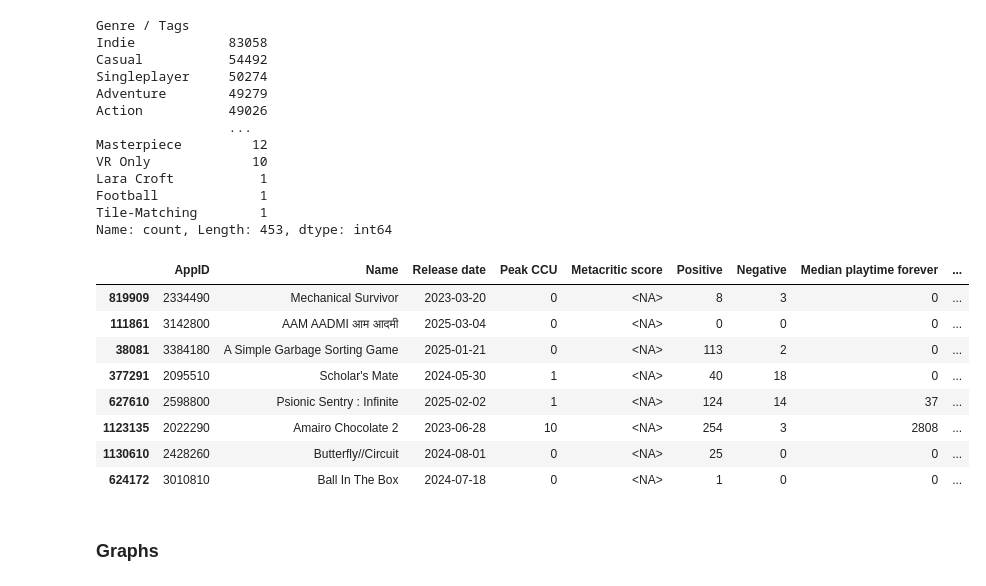
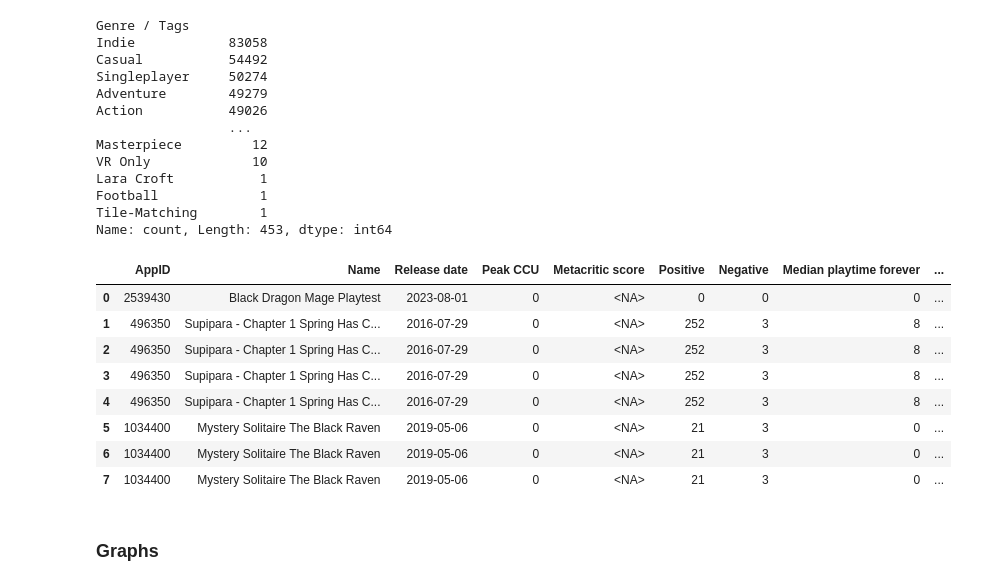
Before and after one commit to Tomasz5792/Data_Analytics_-_Summative_1, a Jupyter notebook: Summative_1.ipynb, the cells around one changed output. Saved outputs shown, nothing was run; the diff lists cells and outputs as text; code cells hidden in the pictures.

```diff
--- a/Summative_1.ipynb
+++ b/Summative_1.ipynb
@@ -508,17 +550,17 @@ Tile-Matching        1
 Name: count, Length: 453, dtype: int64
 # %%
 games_plus_tags_df = steam_games_df.merge(genres_tags_df, on="AppID", how="left")
-games_plus_tags_df.sample(8)
+games_plus_tags_df.head(8)
 # %% [output]
 |  | AppID | Name | Release date | Peak CCU | Metacritic score | Positive | Negative | Median playtime forever | ... |
-| 819909 | 2334490 | Mechanical Survivor | 2023-03-20 | 0 | <NA> | 8 | 3 | 0 | ... |
-| 111861 | 3142800 | AAM AADMI आम आदमी | 2025-03-04 | 0 | <NA> | 0 | 0 | 0 | ... |
-| 38081 | 3384180 | A Simple Garbage Sorting Game | 2025-01-21 | 0 | <NA> | 113 | 2 | 0 | ... |
-| 377291 | 2095510 | Scholar's Mate | 2024-05-30 | 1 | <NA> | 40 | 18 | 0 | ... |
-| 627610 | 2598800 | Psionic Sentry : Infinite | 2025-02-02 | 1 | <NA> | 124 | 14 | 37 | ... |
-| 1123135 | 2022290 | Amairo Chocolate 2 | 2023-06-28 | 10 | <NA> | 254 | 3 | 2808 | ... |
-| 1130610 | 2428260 | Butterfly//Circuit | 2024-08-01 | 0 | <NA> | 25 | 0 | 0 | ... |
-| 624172 | 3010810 | Ball In The Box | 2024-07-18 | 0 | <NA> | 1 | 0 | 0 | ... |
+| 0 | 2539430 | Black Dragon Mage Playtest | 2023-08-01 | 0 | <NA> | 0 | 0 | 0 | ... |
+| 1 | 496350 | Supipara - Chapter 1 Spring Has C... | 2016-07-29 | 0 | <NA> | 252 | 3 | 8 | ... |
+| 2 | 496350 | Supipara - Chapter 1 Spring Has C... | 2016-07-29 | 0 | <NA> | 252 | 3 | 8 | ... |
+| 3 | 496350 | Supipara - Chapter 1 Spring Has C... | 2016-07-29 | 0 | <NA> | 252 | 3 | 8 | ... |
+| 4 | 496350 | Supipara - Chapter 1 Spring Has C... | 2016-07-29 | 0 | <NA> | 252 | 3 | 8 | ... |
+| 5 | 1034400 | Mystery Solitaire The Black Raven | 2019-05-06 | 0 | <NA> | 21 | 3 | 0 | ... |
+| 6 | 1034400 | Mystery Solitaire The Black Raven | 2019-05-06 | 0 | <NA> | 21 | 3 | 0 | ... |
+| 7 | 1034400 | Mystery Solitaire The Black Raven | 2019-05-06 | 0 | <NA> | 21 | 3 | 0 | ... |
 # %% [markdown]
 ### Graphs
 # %% [markdown]
```
Also changed, not shown: parts of 11 cells of this notebook, 1 other file.
